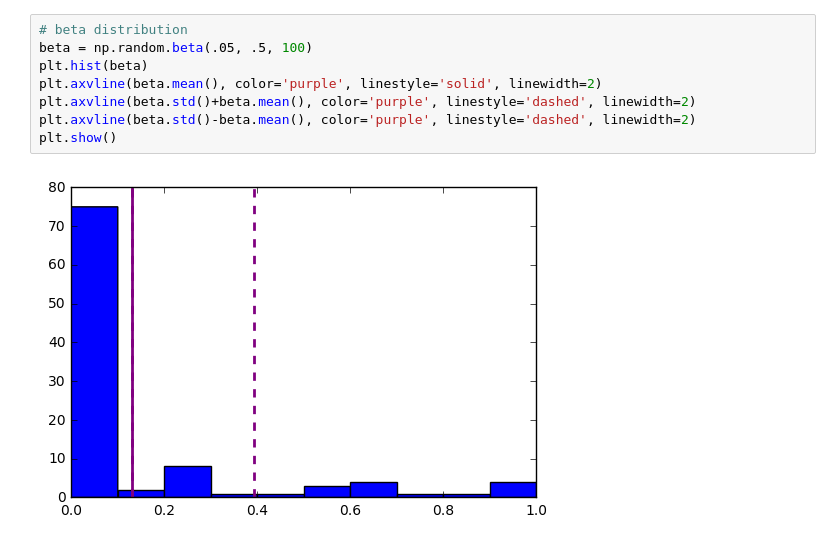
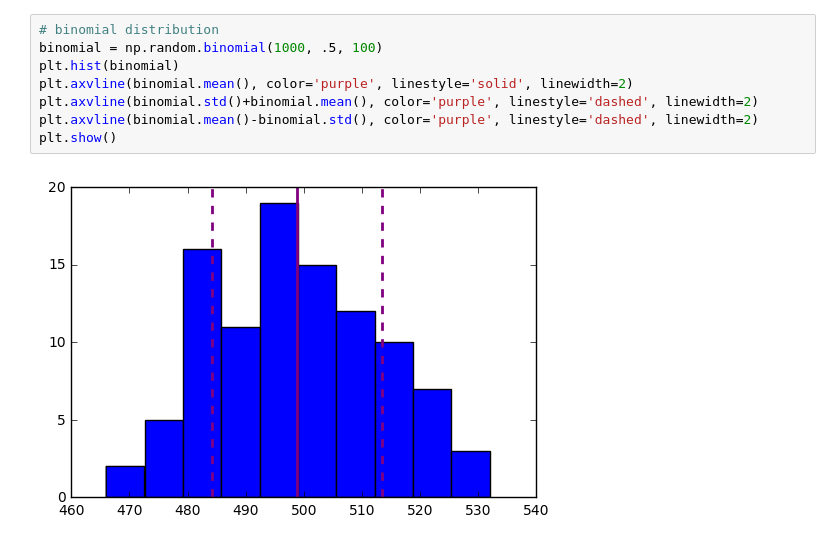
Before and after one commit to mises-dow/Data-Science, a Jupyter notebook: 3.3.4 Descriptive Statistics and Normality.ipynb, the cells around one changed output. Saved outputs shown, nothing was run; the diff lists cells and outputs as text.

```diff
--- a/3.3.4 Descriptive Statistics and Normality.ipynb
+++ b/3.3.4 Descriptive Statistics and Normality.ipynb
@@ -17,10 +31,10 @@ plt.show()
 # %%
-# beta distribution
-beta = np.random.beta(.05, .5, 100)
-plt.hist(beta)
-plt.axvline(beta.mean(), color='purple', linestyle='solid', linewidth=2)
-plt.axvline(beta.std()+beta.mean(), color='purple', linestyle='dashed', linewidth=2)
-plt.axvline(beta.std()-beta.mean(), color='purple', linestyle='dashed', linewidth=2)
+# binomial distribution
+binomial = np.random.binomial(1000, .5, 100)
+plt.hist(binomial)
+plt.axvline(binomial.mean(), color='purple', linestyle='solid', linewidth=2)
+plt.axvline(binomial.std()+binomial.mean(), color='purple', linestyle='dashed', linewidth=2)
+plt.axvline(binomial.mean()-binomial.std(), color='purple', linestyle='dashed', linewidth=2)
 plt.show()
 # %% [output]
-[figure, old version]
+[figure, new version]
```
Also changed, not shown: parts of 10 cells of this notebook.
